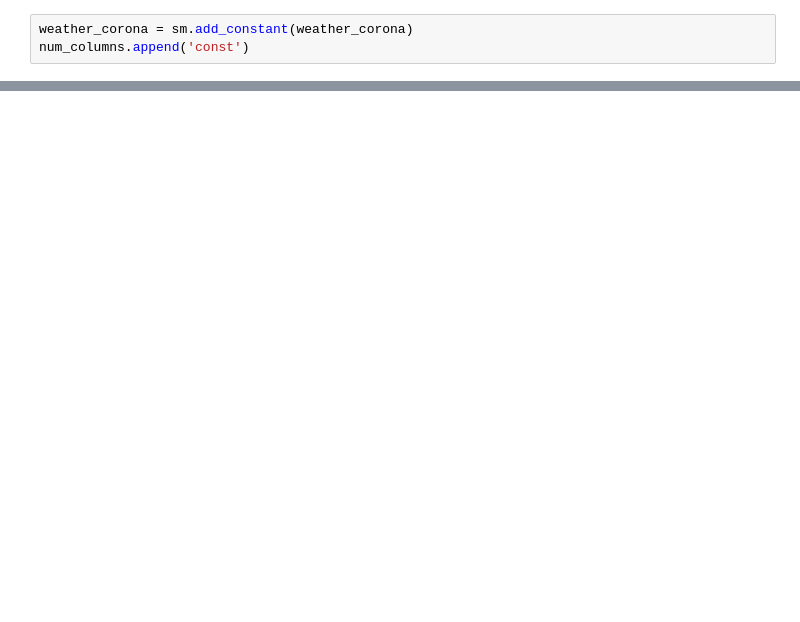
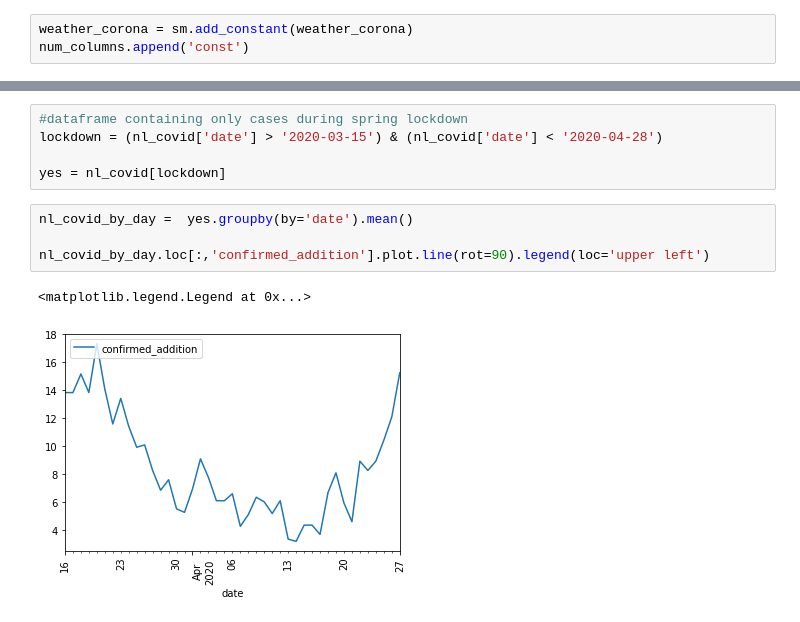
Before and after one commit to Javh2138/fyp2021p02g16, a Jupyter notebook: Notebooks/Fyp2021p02g16.ipynb, the cells around one changed output, grey strips where cells are left out. Saved outputs shown, nothing was run; the diff lists cells and outputs as text; blank space fills up the shorter version.

```diff
--- a/Notebooks/Fyp2021p02g16.ipynb
+++ b/Notebooks/Fyp2021p02g16.ipynb
@@ -364,3 +443,15 @@ Notes:
 [1] Standard Errors assume that the covariance matrix of the errors is correctly specified.
 [2] The condition number is large, 4.57e+09. This might indicate that there are
 strong multicollinearity or other numerical problems.
+# %%
+#dataframe containing only cases during spring lockdown
+lockdown = (nl_covid['date'] > '2020-03-15') & (nl_covid['date'] < '2020-04-28')
+
+yes = nl_covid[lockdown]
+# %%
+nl_covid_by_day =  yes.groupby(by='date').mean()
+
+nl_covid_by_day.loc[:,'confirmed_addition'].plot.line(rot=90).legend(loc='upper left')
+# %% [output]
+<matplotlib.legend.Legend at 0x...>
+[figure, added]
```
Also changed, not shown: parts of 10 cells of this notebook.
